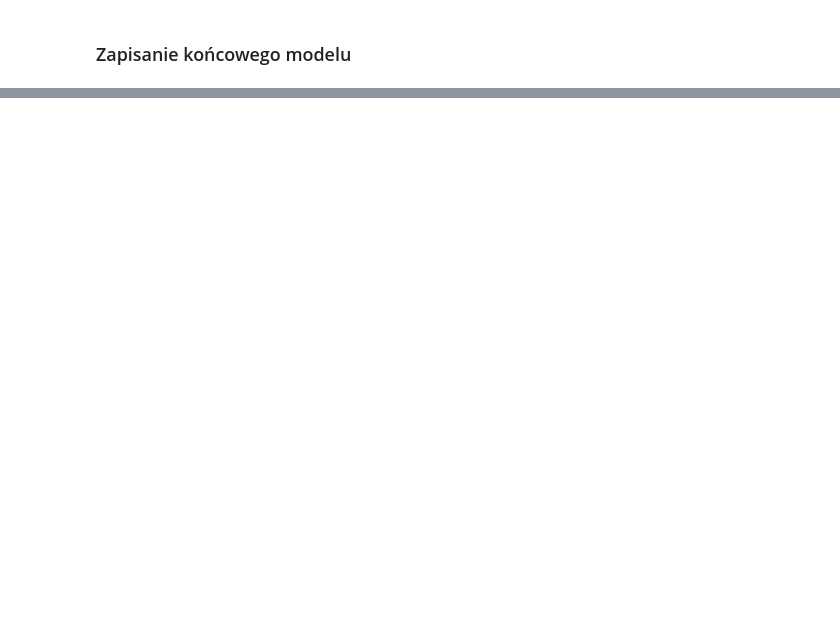
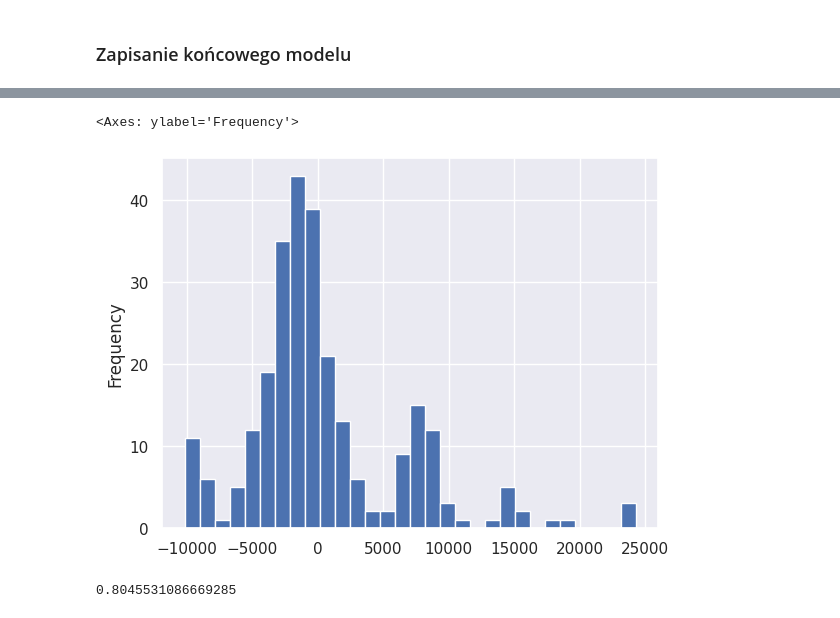
Before and after one commit to adalbertii/Modele-regresyjne, a Jupyter notebook: backward-atribute-elimination.ipynb, the cells around one changed output, grey strips where cells are left out. Drawn from its saved outputs; the diff is of its cells as text; code cells hidden in the pictures; blank space fills up the shorter version.

```diff
--- a/backward-atribute-elimination.ipynb
+++ b/backward-atribute-elimination.ipynb
@@ -561,3 +574,10 @@ Warnings:
 ### <a name='8'></a> Zapisanie końcowego modelu
 # %%
 ols.save('model.pickle')
+# %%
+#[:, [0, 1, 2, 3, 5]]
+
+X_test_ols = X_test.values
+
+X_test_ols = sm.add_constant(X_test_ols)
+X_test_ols
@@ -563,0 +592,3 @@ ols.save('model.pickle')
+# %%
+X_test_ols_selected = X_test_ols[:,  [0, 1, 2, 3, 5]]
+X_test_ols_selected
@@ -563,0 +603,3 @@ ols.save('model.pickle')
+# %%
+y_pred_ols = ols.predict(X_test_ols_selected)
+y_pred_ols[:10]
@@ -563,0 +609,5 @@ ols.save('model.pickle')
+# %%
+y_true = y_test.copy()
+predictions = pd.DataFrame(data={'y_true': y_true, 'y_pred': y_pred_ols})
+predictions['error'] = predictions['y_true'] -  predictions['y_pred']
+predictions.head()
@@ -563,0 +621,5 @@ ols.save('model.pickle')
+# %%
+predictions.error.plot(kind='hist', bins=30)
+# %% [output]
+<Axes: ylabel='Frequency'>
+[figure, added]
@@ -563,0 +635,6 @@ ols.save('model.pickle')
+# %%
+
+
+r2_score(y_true, y_pred)
+# %% [output]
+0.8045531086669285
```
Also changed, not shown: parts of 34 cells of this notebook.
